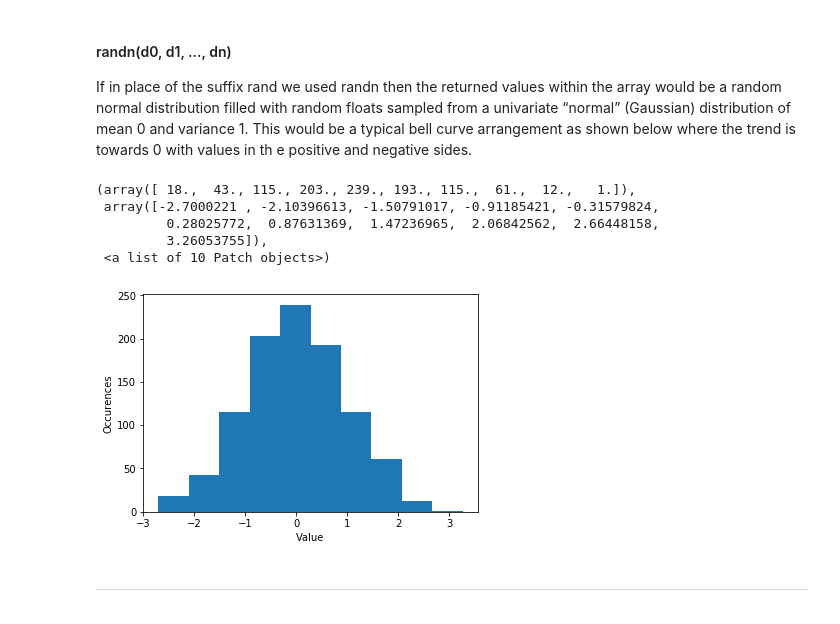
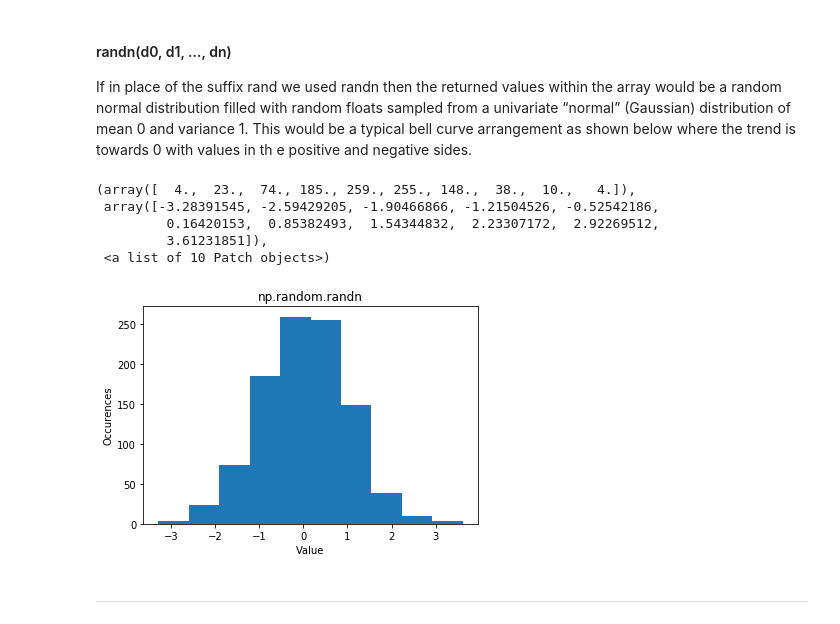
Before and after one commit to IanWafer/Programming-Assignment, a Jupyter notebook: numpy.random explained.ipynb, the cells around one changed output. Cells and saved outputs as stored; diff of their text form; code cells hidden in the pictures.

```diff
--- a/numpy.random explained.ipynb
+++ b/numpy.random explained.ipynb
@@ -97,15 +99,16 @@ If in place of the suffix rand we used randn then the returned values within the
 # %%
 randn = np.random.randn(1000)
 plt.xlabel('Value')
 plt.ylabel('Occurences')
+plt.title('np.random.randn')
 plt.hist(randn)
 # %% [output]
-(array([ 18.,  43., 115., 203., 239., 193., 115.,  61.,  12.,   1.]),
- array([-2.7000221 , -2.10396613, -1.50791017, -0.91185421, -0.31579824,
-         0.28025772,  0.87631369,  1.47236965,  2.06842562,  2.66448158,
-         3.26053755]),
+(array([  4.,  23.,  74., 185., 259., 255., 148.,  38.,  10.,   4.]),
+ array([-3.28391545, -2.59429205, -1.90466866, -1.21504526, -0.52542186,
+         0.16420153,  0.85382493,  1.54344832,  2.23307172,  2.92269512,
+         3.61231851]),
  <a list of 10 Patch objects>)
-[figure, old version]
+[figure, new version]
 # %% [markdown]
 ***
 # %% [markdown]
```
Also changed, not shown: parts of 7 cells of this notebook, 1 other file.
